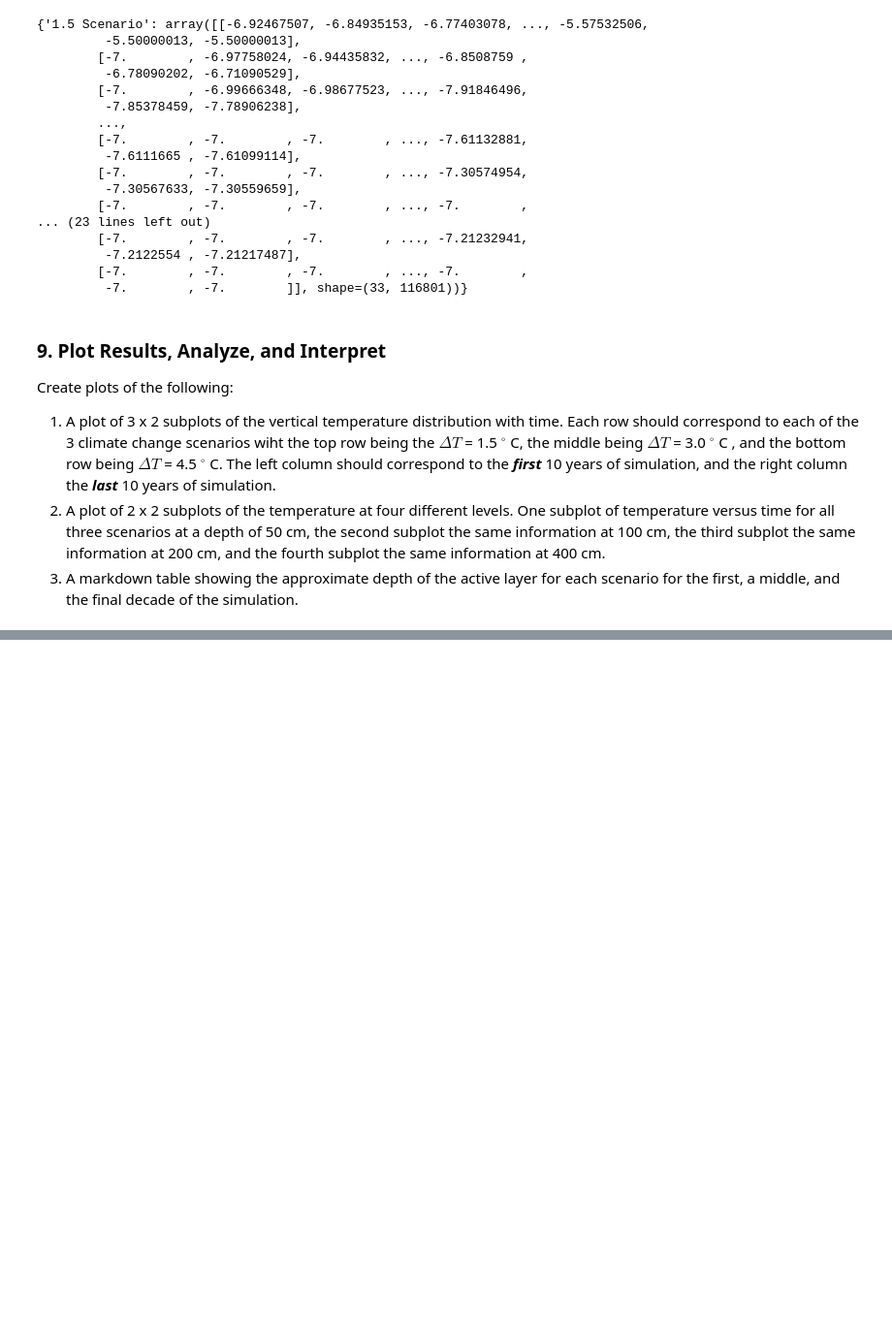
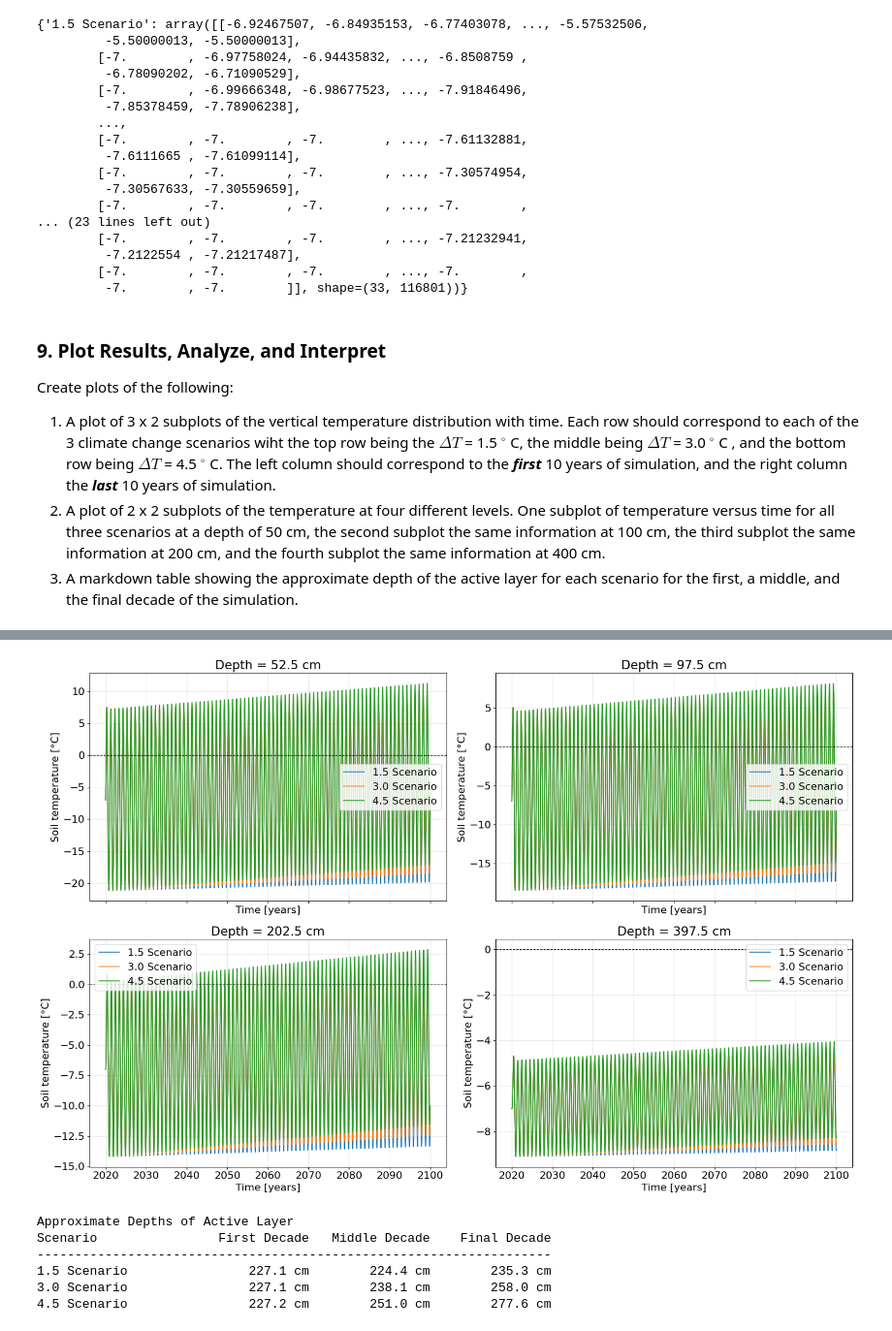
Before and after one commit to scottfordham/F26_GEOS518_STMF, a Jupyter notebook: mod03_1D-Diffusion-Models/mod03_1D-Diffusion-Assignment.ipynb, the cells around one changed output, grey strips where cells are left out. Shown at 97% size. Drawn from its saved outputs; the diff is of its cells as text; code cells hidden in the pictures; blank space fills up the shorter version.

Commit message:
finalize mod03 assignment, midway through mod05 assignmnent

```diff
--- a/mod03_1D-Diffusion-Models/mod03_1D-Diffusion-Assignment.ipynb
+++ b/mod03_1D-Diffusion-Models/mod03_1D-Diffusion-Assignment.ipynb
@@ -309,0 +285,64 @@ plt.show()
+# %%
+
+depths = [50, 100, 200, 400]
+
+plt.rcParams.update({'font.size': 16})
+fig, axes = plt.subplots(2, 2, figsize=(18, 12), sharex=True)
+
+for ax, depth in zip(axes.flat, depths):
+    idx = np.argmin(np.abs(z - depth))
+
+    for scenario, Ts_scenario in results.items():
+        ax.plot(t, Ts_scenario[idx, :], label=scenario)
+
+    ax.axhline(0, color='black', linestyle='--', linewidth=1)
+    ax.set_title(f"Depth = {z[idx]:.1f} cm")
+    ax.set_ylabel("Soil temperature [°C]")
+    ax.set_xlabel("Time [years]")
+    ax.grid(alpha=0.3)
+    ax.legend()
+
+plt.tight_layout()
+plt.show()
+# %% [output]
+[figure, added]
+# %%
+
+decades = {
+    "2020–2030": (2020, 2030),
+    "2055–2065": (2055, 2065),
+    "2090–2100": (2090, 2100)
+}
+print('Approximate Depths of Active Layer')
+print(f"{'Scenario':<20} {'First Decade':>15} {'Middle Decade':>15} {'Final Decade':>15}")
+print("-" * 68)
+
+for scenario, Ts_scenario in results.items():
+    depths = []
+
+    for start, end in decades.values():
+        mask = (t >= start) & (t < end) #because each entry in decades is a start, end
+        Tmax = np.max(Ts_scenario[:, mask], axis=1)
+
+        thawed = np.where(Tmax > 0)[0]
+
+        if len(thawed) == 0:
+            active_depth = 0.0
+        elif thawed[-1] == len(z) - 1:
+            active_depth = z[-1]
+        else:
+            i = thawed[-1]
+            active_depth = np.interp(
+                0, [Tmax[i+1], Tmax[i]], [z[i+1], z[i]]
+            )
+
+        depths.append(active_depth)
+
+    print(f"{scenario:<20} {depths[0]:>12.1f} cm {depths[1]:>12.1f} cm {depths[2]:>12.1f} cm")
+# %% [output]
+Approximate Depths of Active Layer
+Scenario                First Decade   Middle Decade    Final Decade
+--------------------------------------------------------------------
+1.5 Scenario                227.1 cm        224.4 cm        235.3 cm
+3.0 Scenario                227.1 cm        238.1 cm        258.0 cm
+4.5 Scenario                227.2 cm        251.0 cm        277.6 cm
```
Also changed, not shown: parts of 1 cell of this notebook, 5 other files.
